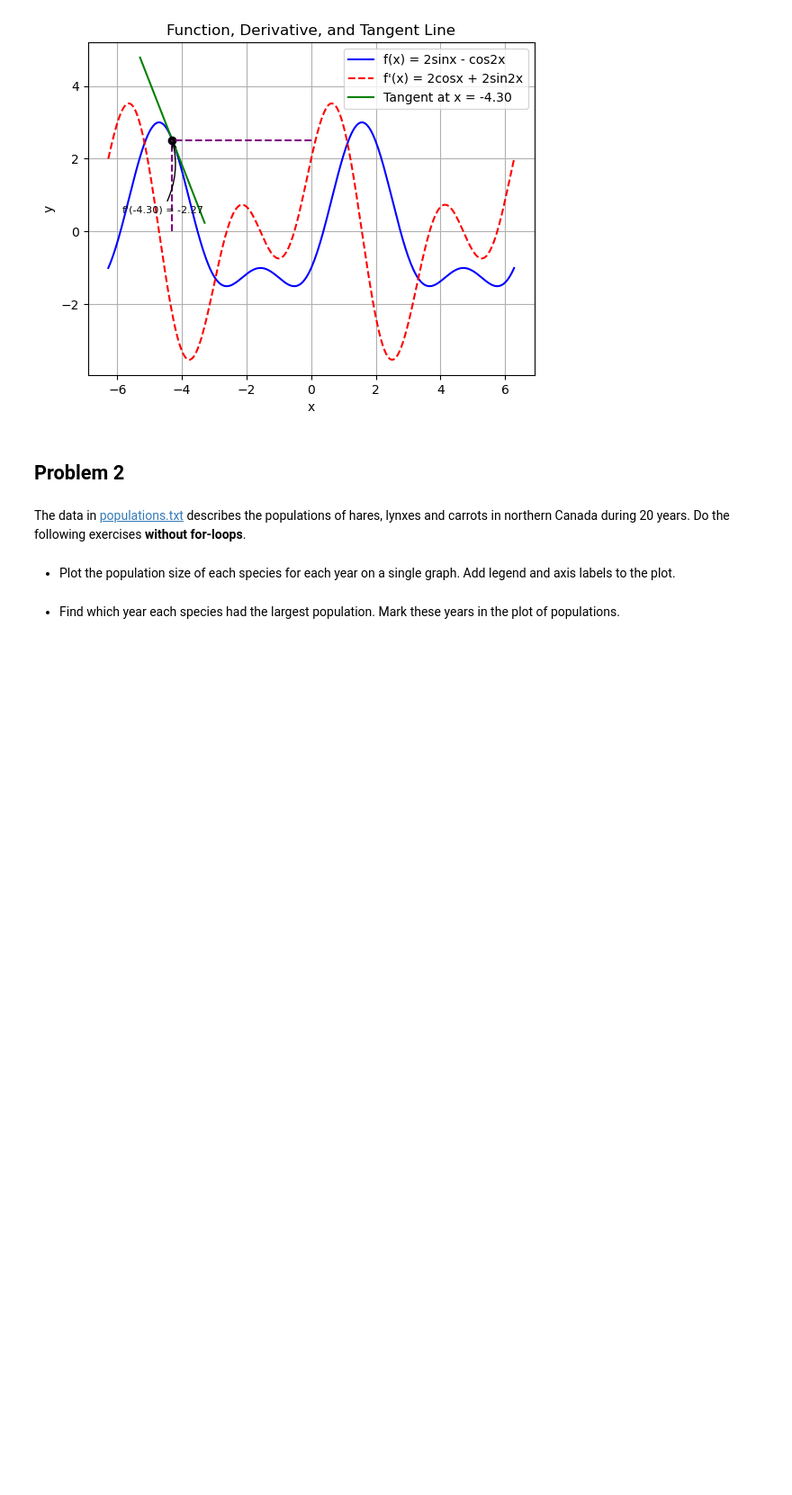
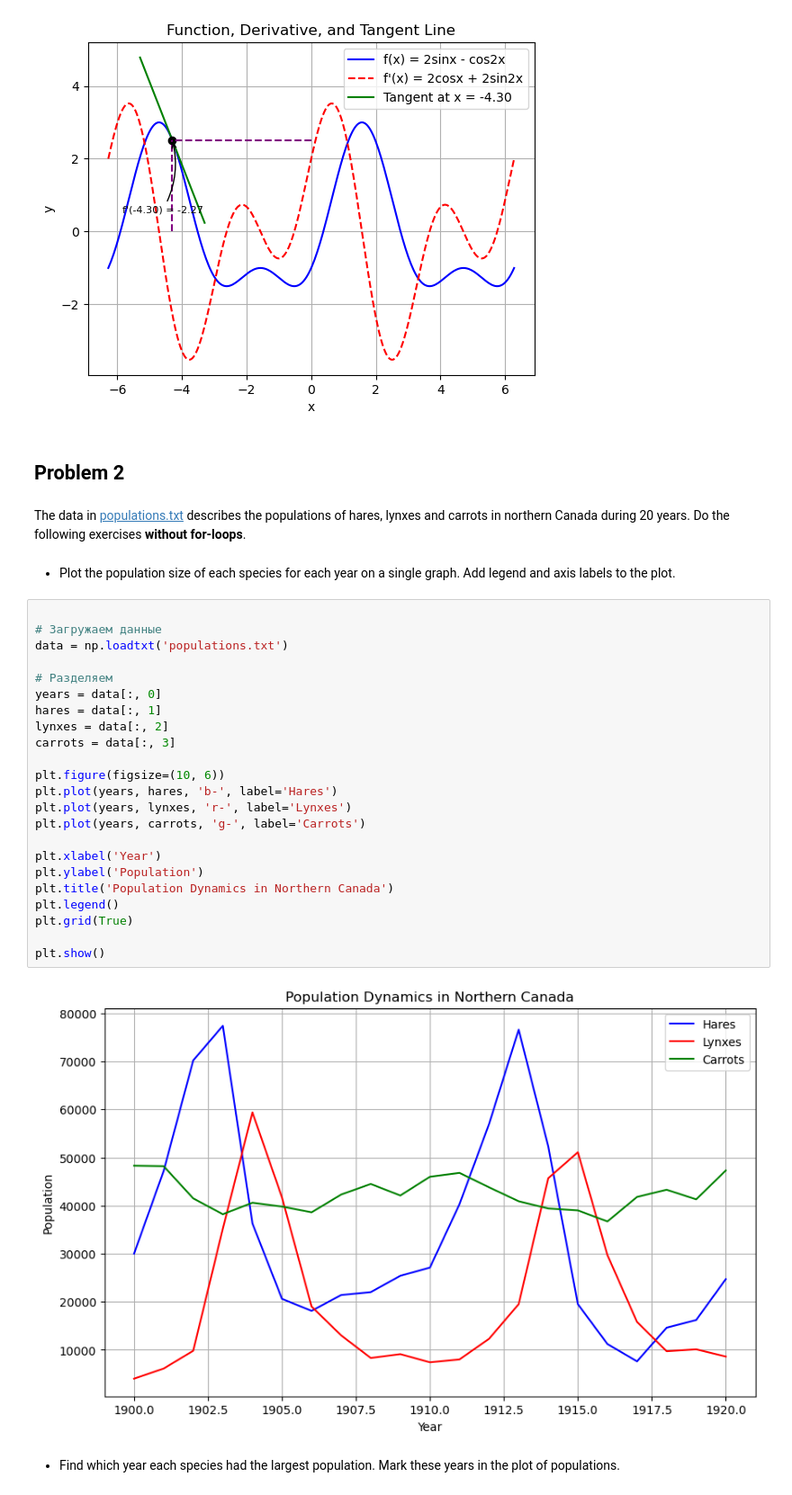
Before and after one commit to KabanovDI/HomeWork, a Jupyter notebook: hw2.ipynb, the cells around one changed output. Shown at 90% size. Saved outputs shown, nothing was run; the diff lists cells and outputs as text; blank space fills up the shorter version.

```diff
--- a/hw2.ipynb
+++ b/hw2.ipynb
@@ -65,5 +65,30 @@ beauty_derivative_plot(-4.3)
 The data in [populations.txt](https://drive.google.com/file/d/1Bq7qVzbZIOd058VobGE6iYjUcMFkbZMt/view?usp=drive_link) describes the populations of hares, lynxes and carrots in northern Canada during 20 years. Do the following exercises **without for-loops**.
 # %% [markdown]
 - Plot the population size of each species for each year on a single graph. Add legend and axis labels to the plot.
+# %%
+
+# Загружаем данные
+data = np.loadtxt('populations.txt')
+
+# Разделяем
+years = data[:, 0]
+hares = data[:, 1]
+lynxes = data[:, 2]
+carrots = data[:, 3]
+
+plt.figure(figsize=(10, 6))
+plt.plot(years, hares, 'b-', label='Hares')
+plt.plot(years, lynxes, 'r-', label='Lynxes')
+plt.plot(years, carrots, 'g-', label='Carrots')
+
+plt.xlabel('Year')
+plt.ylabel('Population')
+plt.title('Population Dynamics in Northern Canada')
+plt.legend()
+plt.grid(True)
+
+plt.show()
+# %% [output]
+[figure, added]
 # %% [markdown]
 - Find which year each species had the largest population. Mark these years in the plot of populations.
```
Also changed, not shown: parts of 7 cells of this notebook.
